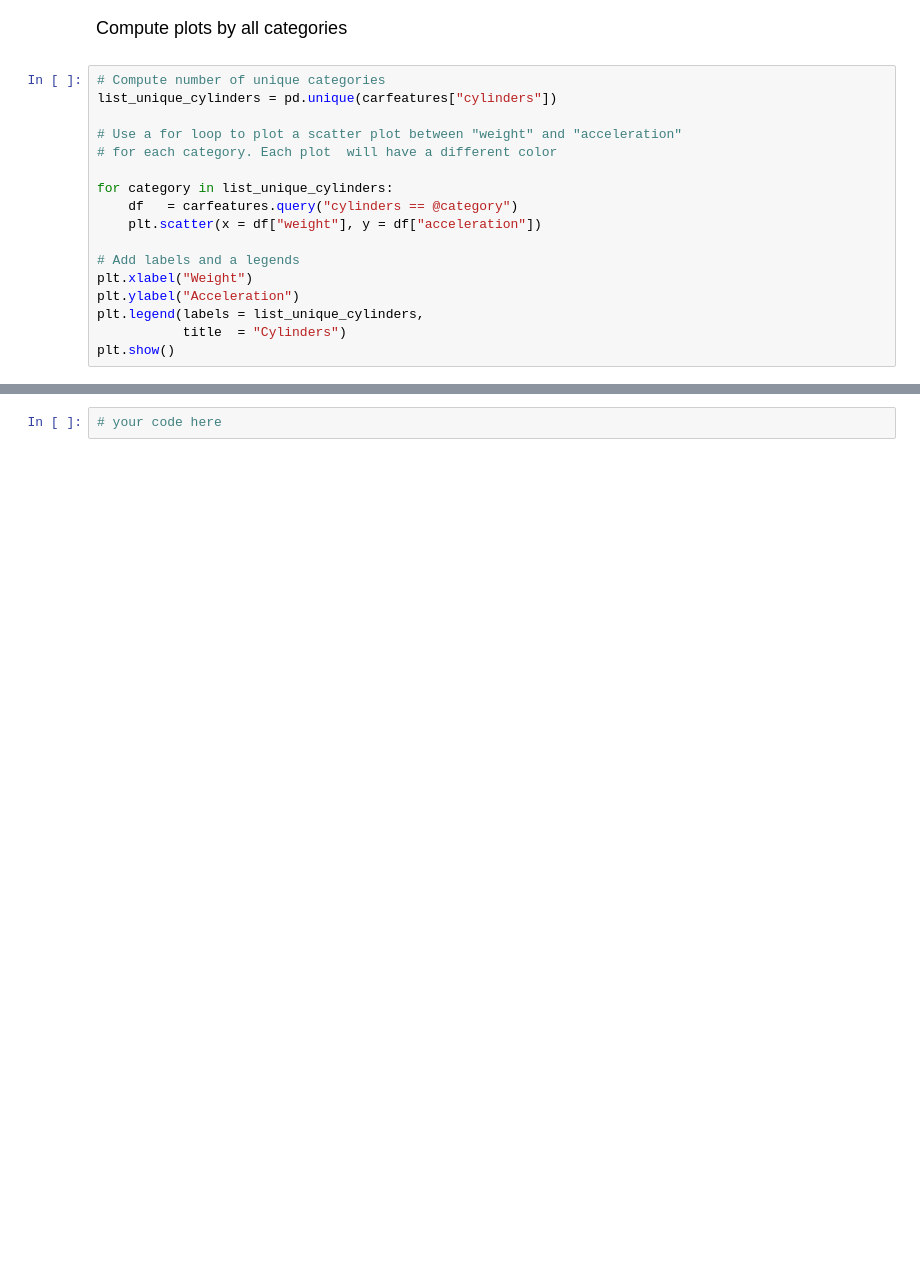
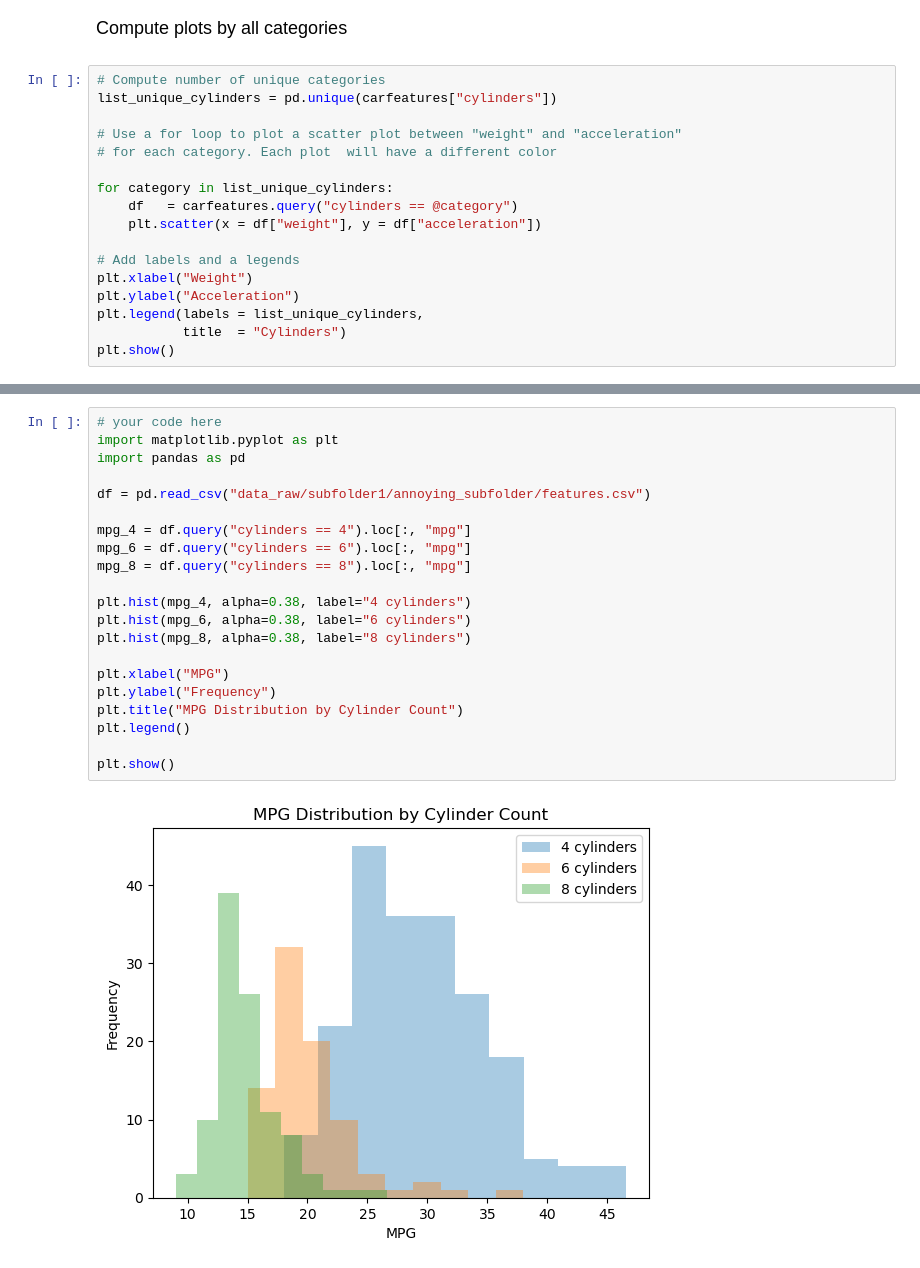
Before and after one commit to Orlykg/datasci151spring2026, a Jupyter notebook: lecture_17/lecture_17 copy.ipynb, the cells around one changed output, grey strips where cells are left out. Cells and saved outputs as stored; diff of their text form; blank space fills up the shorter version.

````diff
--- a/lecture_17/lecture_17 copy.ipynb
+++ b/lecture_17/lecture_17 copy.ipynb
@@ -722,3 +722,24 @@
 ```
 # %%
 # your code here
+import matplotlib.pyplot as plt
+import pandas as pd
+
+df = pd.read_csv("data_raw/subfolder1/annoying_subfolder/features.csv")
+
+mpg_4 = df.query("cylinders == 4").loc[:, "mpg"]
+mpg_6 = df.query("cylinders == 6").loc[:, "mpg"]
+mpg_8 = df.query("cylinders == 8").loc[:, "mpg"]
+
+plt.hist(mpg_4, alpha=0.38, label="4 cylinders")
+plt.hist(mpg_6, alpha=0.38, label="6 cylinders")
+plt.hist(mpg_8, alpha=0.38, label="8 cylinders")
+
+plt.xlabel("MPG")
+plt.ylabel("Frequency")
+plt.title("MPG Distribution by Cylinder Count")
+plt.legend()
+
+plt.show()
+# %% [output]
+[figure, added]
````
Also changed, not shown: 1 other file.
